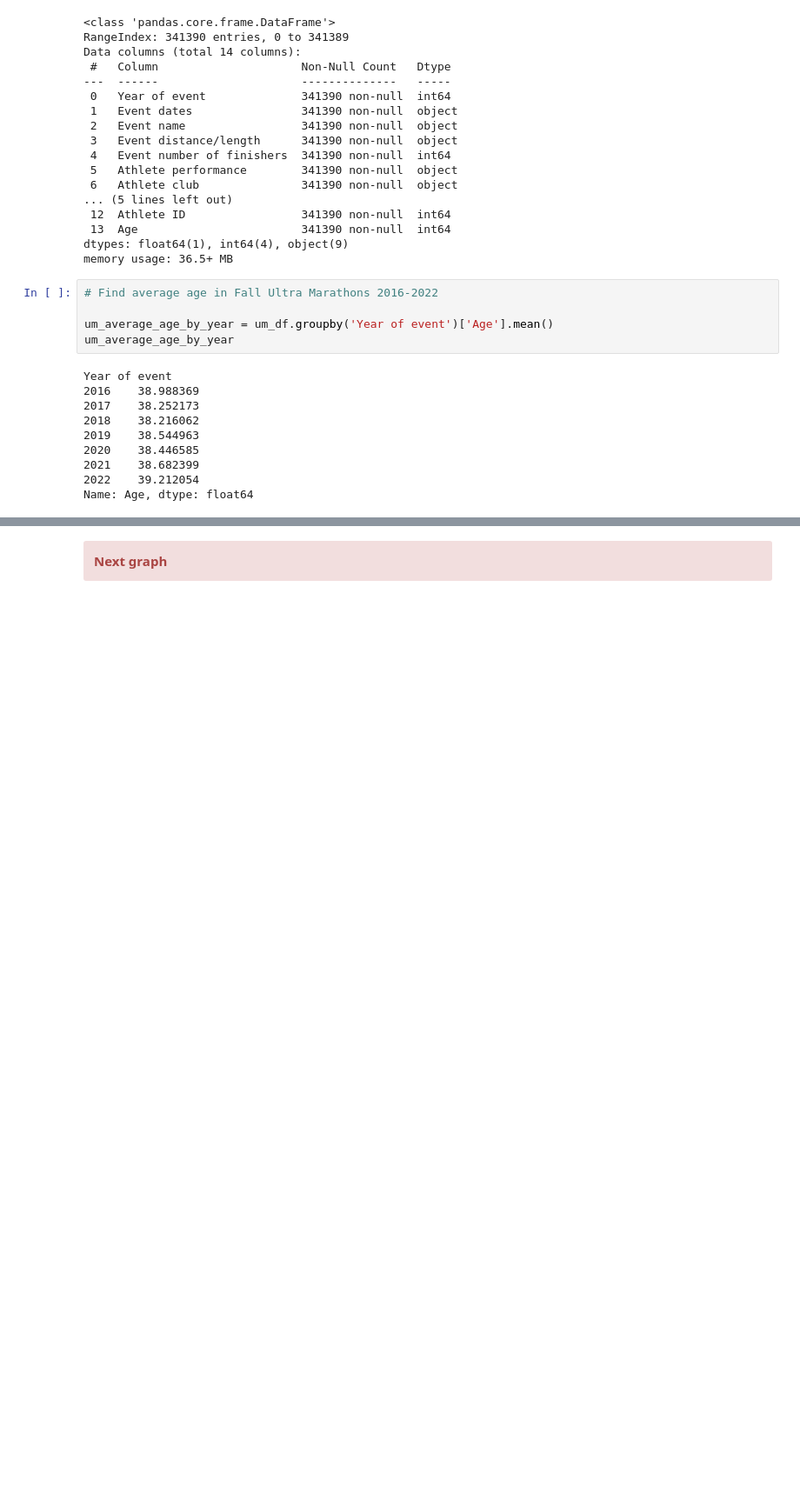
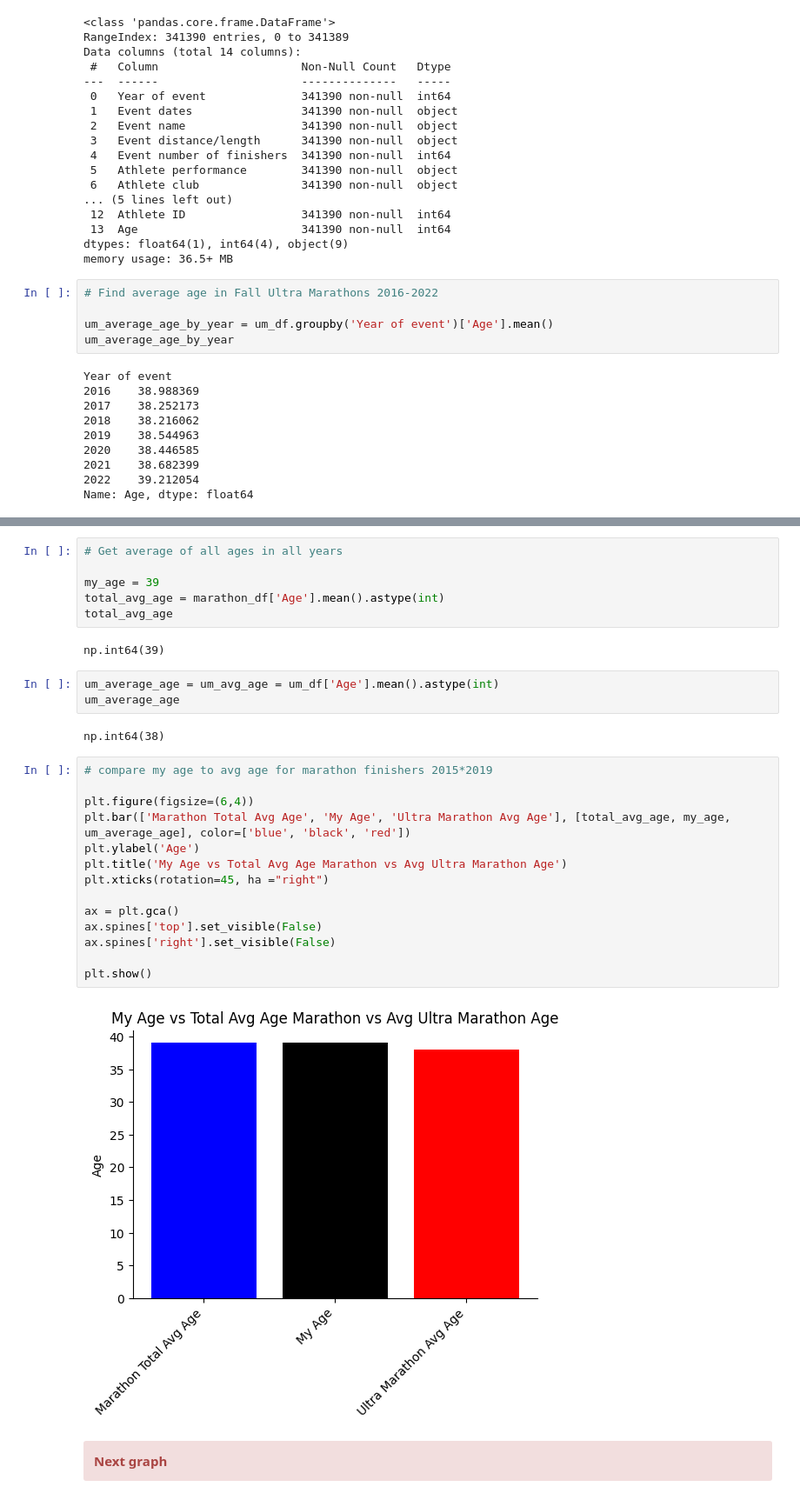
Before and after one commit to RunningBaldMan/Age_and_Endurance, a Jupyter notebook: Endurance_Beyond_Youth.ipynb, the cells around one changed output, grey strips where cells are left out. Shown at 87% size. Drawn from its saved outputs; the diff is of its cells as text; blank space fills up the shorter version.

```diff
--- a/Endurance_Beyond_Youth.ipynb
+++ b/Endurance_Beyond_Youth.ipynb
@@ -550,3 +555,32 @@ plt.show()
+# %%
+# Get average of all ages in all years
+
+my_age = 39
+total_avg_age = marathon_df['Age'].mean().astype(int)
+total_avg_age
+# %% [output]
+np.int64(39)
+# %%
+um_average_age = um_avg_age = um_df['Age'].mean().astype(int)
+um_average_age
+# %% [output]
+np.int64(38)
+# %%
+# compare my age to avg age for marathon finishers 2015*2019
+
+plt.figure(figsize=(6,4))
+plt.bar(['Marathon Total Avg Age', 'My Age', 'Ultra Marathon Avg Age'], [total_avg_age, my_age, um_average_age], color=['blue', 'black', 'red'])
+plt.ylabel('Age')
+plt.title('My Age vs Total Avg Age Marathon vs Avg Ultra Marathon Age')
+plt.xticks(rotation=45, ha ="right")
+
+ax = plt.gca()
+ax.spines['top'].set_visible(False)
+ax.spines['right'].set_visible(False)
+
+plt.show()
+# %% [output]
+[figure, added]
 # %% [markdown]
 <div class="alert alert-block alert-danger">
 <b>Next graph</b>
```
Also changed, not shown: parts of 14 cells of this notebook.
